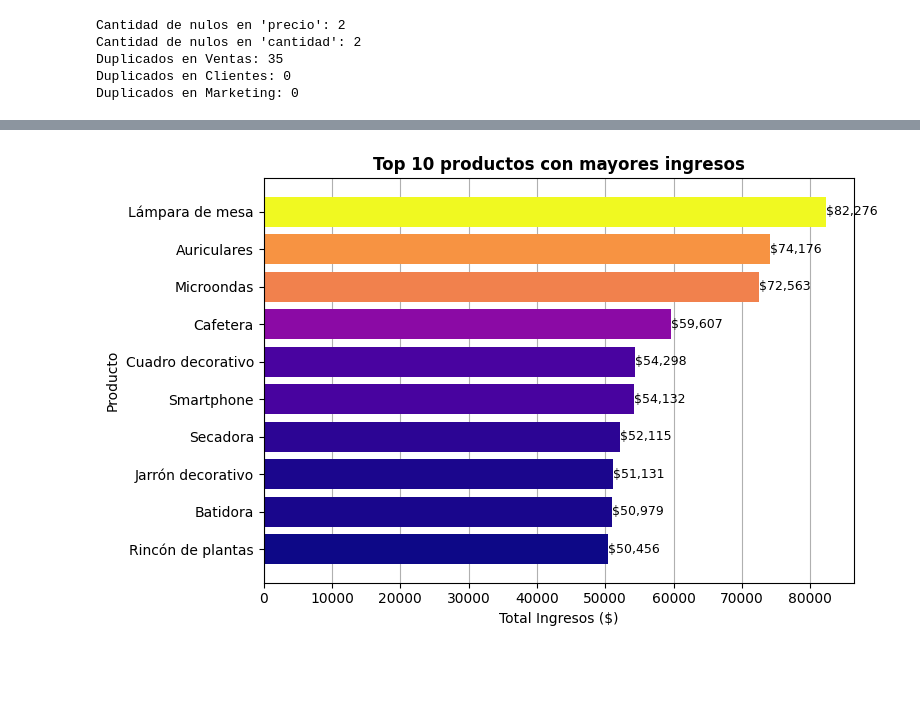
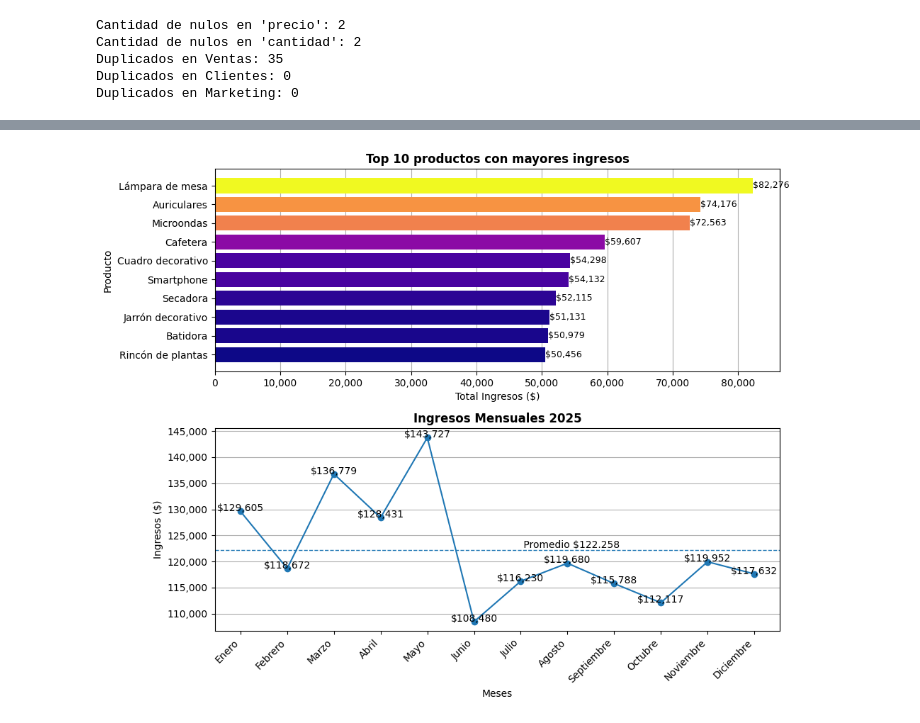
Before and after one commit to Shorkk/Ventas-Data-Analysis, a Jupyter notebook: Trabajo Final.ipynb, the cells around one changed output, grey strips where cells are left out. Saved outputs shown, nothing was run; the diff lists cells and outputs as text; code cells hidden in the pictures; blank space fills up the shorter version.

Commit message:
EDA (seaborn), analisis final (matplotlib) con graficos interactivos (plotly express)

```diff
--- a/Trabajo Final.ipynb
+++ b/Trabajo Final.ipynb
@@ -109,12 +109,20 @@ for datos_venta in ventas_lista[:5]:
     print(datos_venta)
 
 
-# Agregación por categoría: eesumir las ventas por categoría de producto y analizar los ingresos generados.
+# Agregación por categoría: resumir las ventas por categoría de producto y analizar los ingresos generados.
 ventas_categoricas = df_ventas.groupby("categoria").agg(
     cantidad_vendida = ("cantidad", "sum"),
     ingresos = ("importe", "sum")
 )
 print(f"\n {ventas_categoricas}")
+
+# Top 10 productos con mayores ingresos
+ingresos_productos = (df_ventas
+                 .groupby("producto", as_index=False)
+                 .agg(total_ingresos=("importe", "sum"))
+                 .sort_values("total_ingresos", ascending=False))
+top10_productos = ingresos_productos.head(10)
+print(f"\nTop 10 productos con mayores ingresos:\n{top10_productos}")
 # %% [output]
 Ventas mensuales:
            mes    importe
@@ -136,7 +143,0 @@ Electrónica                  6413.0  482577.80
-# %%
-# Top 10 productos con mayores ingresos
-top10_productos = (df_ventas
-                 .groupby("producto", as_index=False)
-                 .agg(total_ingresos=("importe", "sum"))
-                 .sort_values("total_ingresos", ascending=False)
-                 .head(10))
@@ -154,30 +201,61 @@ from plotly.subplots import make_subplots
 # Retorno Inversión por Beneficio
 # barra ROI por canal (ROI = ingresos - costo marketing / costo marketing)
 # %%
-# GRÁFICOS MATPLOTLIB
+# DASHBOARD FINAL (MATPLOTLIB)
 plt.rcParams['axes.axisbelow'] = True #  Queda el grid atrás del gráfico
 
 # Top 10 productos con mayores ingresos
-fig, ax = plt.subplots(figsize=(8,5))
+fig, axes = plt.subplots(2, 1, figsize=(10,8))
 norm = plt.Normalize(vmin=min(top10_productos["total_ingresos"]), vmax=max(top10_productos["total_ingresos"]))
 colors = plt.cm.plasma(norm(top10_productos["total_ingresos"]))
 
-bars = ax.barh(top10_productos["producto"], top10_productos["total_ingresos"], color=colors)
+bars = axes[0].barh(top10_productos["producto"],
+                       top10_productos["total_ingresos"],
+                       color=colors)
 
-ax.set_title("Top 10 productos con mayores ingresos", fontweight="bold")
-ax.set_xlabel("Total Ingresos ($)")
-ax.set_ylabel("Producto")
-ax.invert_yaxis()
+axes[0].set_title("Top 10 productos con mayores ingresos", fontweight="bold")
+axes[0].set_xlabel("Total Ingresos ($)")
+axes[0].set_ylabel("Producto")
+axes[0].invert_yaxis()
 
-ax.grid(True, axis="x")
+axes[0].grid(True, axis="x")
+# Etiquetas de datos
+for i, (bar, valor) in enumerate(zip(bars, top10_productos['total_ingresos'])):
+    axes[0].text(valor, bar.get_y() + bar.get_height()/2,
+            f'${valor:,.0f}',
+            va='center', ha='left', fontsize=9)
+axes[0].xaxis.set_major_formatter(mtick.FuncFormatter(lambda x, _: f"{x/1:,.0f}"))
+
+
+# Ingresos Mensuales
+plots = axes[1].plot(ventas_mensuales["mes"],
+                       ventas_mensuales["importe"],
+                       marker='o',
+                       linestyle='-',
+                       color='tab:blue')
+axes[1].set_title("Ingresos Mensuales 2025", fontweight="bold")
+axes[1].set_xlabel("Meses")
+axes[1].set_ylabel("Ingresos ($)")
 
 # Etiquetas de datos
-for i, (bar, valor) in enumerate(zip(bars, top10_productos['total_ingresos'])):
-    ax.text(valor, bar.get_y() + bar.get_height()/2,
-            f'${valor:,.0f}',
-            va='center', ha='left', fontsize=9)
+for mes, importe in zip(ventas_mensuales["mes"], ventas_mensuales["importe"]):
+    axes[1].annotate(
+        f"${importe:,.0f}",
+        (mes, importe),
+        xytext=(0,8), textcoords="offset points", ha="center", va="top")
+axes[1].yaxis.set_major_formatter(mtick.FuncFormatter(lambda x, _: f"{x/1:,.0f}"))
+plt.setp(axes[1].get_xticklabels(), rotation=45, ha="right")
+axes[1].grid(True, axis="y")
+
+# Línea de promedio
+promedio = ventas_mensuales["importe"].mean()
+axes[1].axhline(promedio, linestyle="--", linewidth=1)
+axes[1].text(
+    6, promedio,
+    f" Promedio ${promedio:,.0f}".replace(",", "."),
+    va="bottom")
 
 plt.tight_layout()
 plt.show()
 # %% [output]
-[figure, old version]
+[figure, new version]
```
Also changed, not shown: parts of 5 cells of this notebook.
